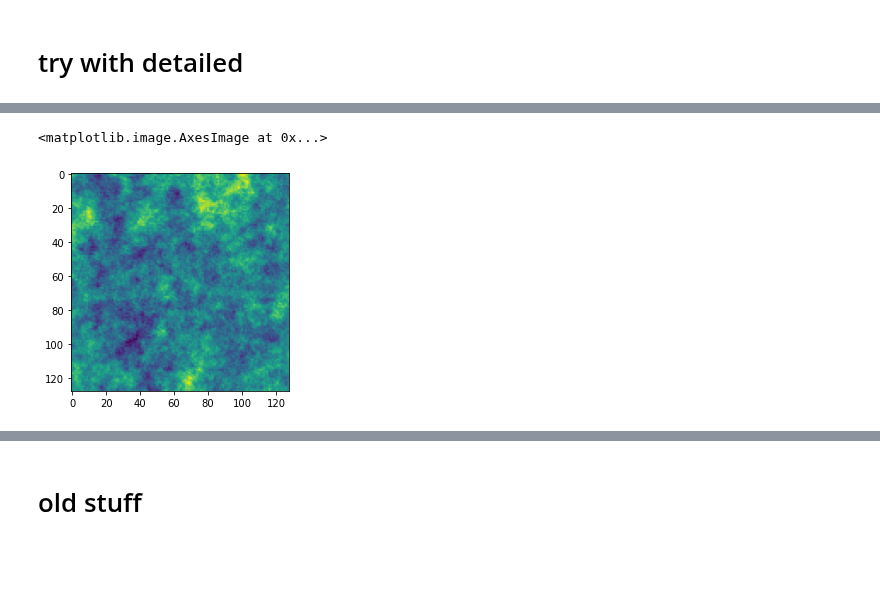
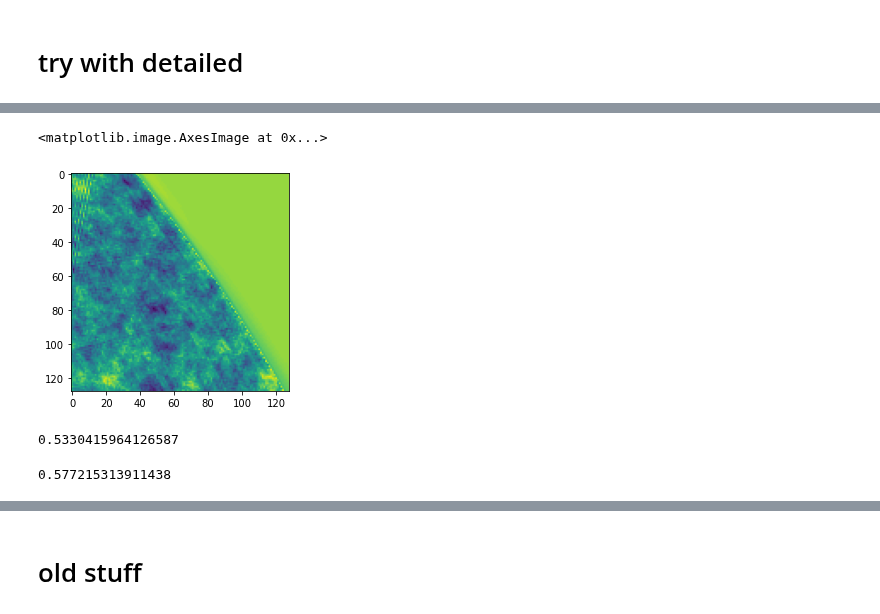
Before and after one commit to laura-rieger/segmenter, a Jupyter notebook: notebooks/Results.ipynb, the cells around one changed output, grey strips where cells are left out. Drawn from its saved outputs; the diff is of its cells as text; code cells hidden in the pictures; blank space fills up the shorter version.

```diff
--- a/notebooks/Results.ipynb
+++ b/notebooks/Results.ipynb
@@ -73,2 +78,5 @@ Name: final_dice_score, dtype: float64
+# %%
+results = results[results.foldername == 'lno_halfHour']
+results = results.reset_index()
 # %%
-best_idx = 0 #results.best_val_score.argmax()
+best_idx =results.best_val_score.argmax()
@@ -177,4 +167,4 @@ plt.imshow(x[val_idxs[0]][0])
 # %%
-test_ids_safe = aq_cost_function_loader(net, device,val_loader,)
+test_ids_safe = std_cost_function(net, device,val_loader,n_choose =59)
 
-test_ids = np.argsort(test_ids_safe)
+# test_ids = np.argsort(test_ids_safe)
@@ -247,0 +184,13 @@ tensor([[[[0.4431, 0.4353, 0.4118,  ..., 0.6353, 0.6314, 0.6471],
+# %%
+plt.imshow(val_set[test_ids_safe[-20]][0][0])
+# %% [output]
+<matplotlib.image.AxesImage at 0x...>
+[figure, added]
+# %%
+test_ids_safe[32]
+# %% [output]
+0.5330415964126587
+# %%
+test_ids_safe[23]
+# %% [output]
+0.577215313911438
@@ -248,7 +221,2 @@ tensor([[[[0.4431, 0.4353, 0.4118,  ..., 0.6353, 0.6314, 0.6471],
 # %%
 test_ids = np.sort(test_ids)
-# %%
-plt.imshow(val_set[test_ids[224]][0][0])
-# %% [output]
-<matplotlib.image.AxesImage at 0x...>
-[figure, removed]
```
Also changed, not shown: parts of 61 cells of this notebook, 4 other files.
